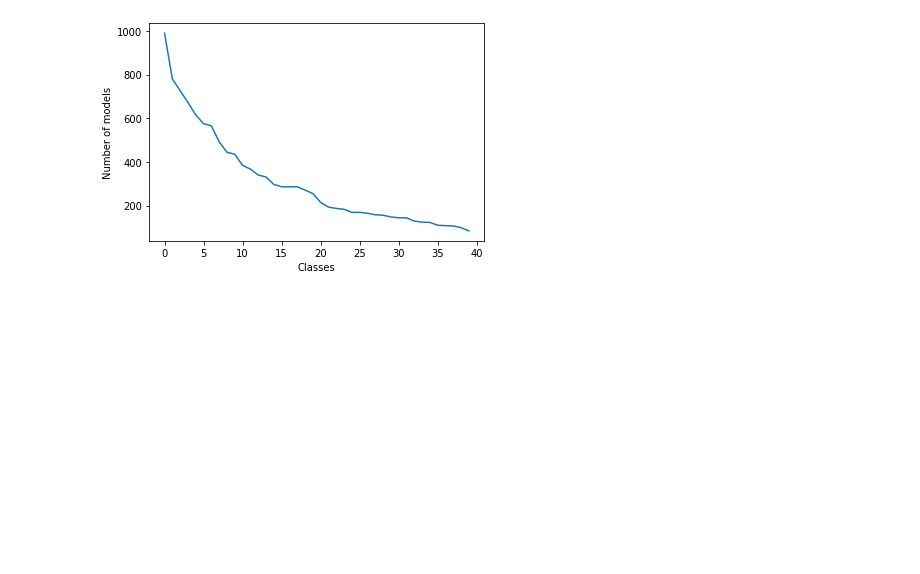
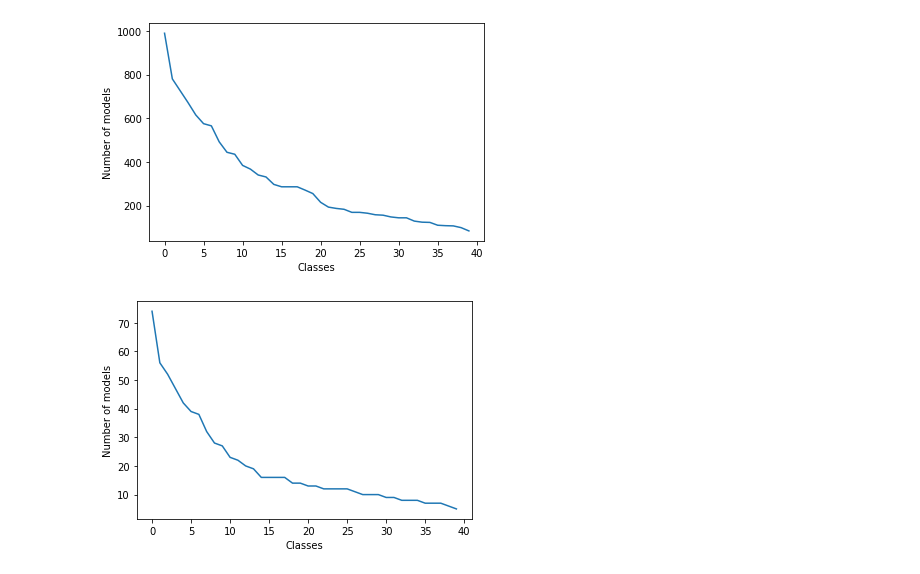
Before and after one commit to yam8572/CloserLookFewShot_3D, a Jupyter notebook: create_json.ipynb, the cells around one changed output. Cells and saved outputs as stored; diff of their text form; code cells hidden in the pictures; blank space fills up the shorter version.

```diff
--- a/create_json.ipynb
+++ b/create_json.ipynb
@@ -58,5 +58,4 @@ with open('/home/rishabhgupta/CloserLookFewShot/filelists/ModelNet40/novel.json'
     json.dump(novel, f, indent=2)
     f.close()
 # %%
-parent_dir = "/home/rishabhgupta/Pointnet_Pointnet2_pytorch/data/modelnet40_normal_resampled"
-!cd {parent_dir}
+parent_dir = "/home/rishabhgupta/Pointnet_Pointnet2_pytorch/data/modelnet40_normal_resampled/"
@@ -112,2 +115,25 @@ with open('/home/rishabhgupta/CloserLookFewShot/filelists/ModelNet40/novel.json'
     json.dump(novel, f, indent=2)
     f.close()
+# %%
+root_dir = "/home/rishabhgupta/VoxNet.pytorch/data/ModelNet40/*/train"
+set_ = root_dir.split('/')[-1]
+parent_dir = root_dir.rsplit('/',2)[0]
+# %%
+classnames = !ls {parent_dir}
+all_files = []
+num_models = []
+for i in range(len(classnames)):
+    files = sorted(glob.glob(parent_dir+'/'+classnames[i]+'/'+set_+'/*.binvox'))
+    num = len(files)//12
+    all_files.append(files)
+    num_models.append(num)
+
+plt.plot(sorted(num_models)[::-1])
+plt.xlabel('Classes')
+plt.ylabel('Number of models')
+plt.show()
+
+classnames = [shape for _,shape in sorted(zip(num_models,classnames))][::-1]
+all_files = [files for _,files in sorted(zip(num_models,all_files))][::-1]
+# %% [output]
+[figure, added]
```
Also changed, not shown: parts of 4 cells of this notebook, 7 other files.
